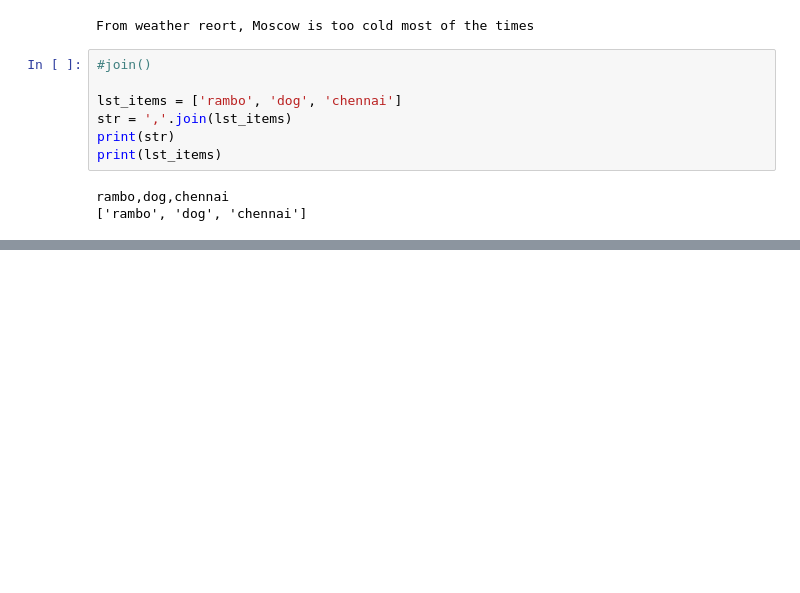
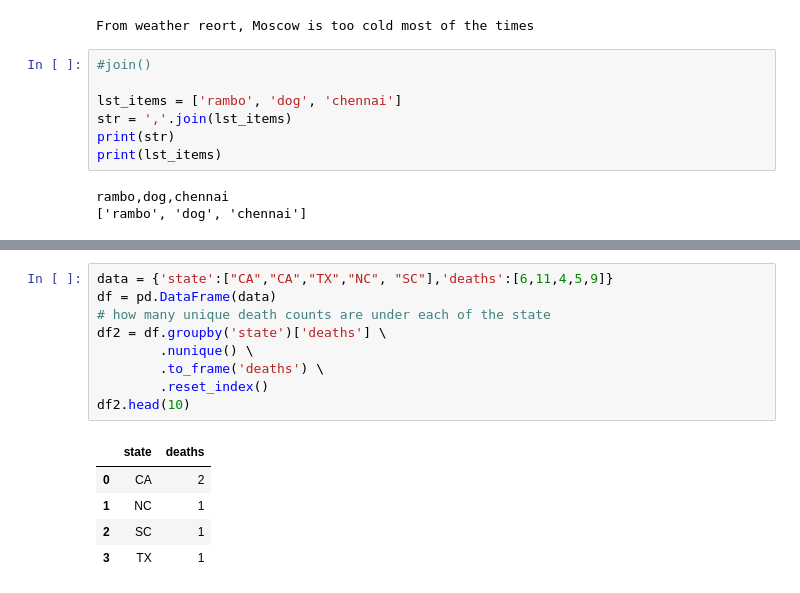
Before and after one commit to sivasamy1/data_analytics, a Jupyter notebook: CS1.ipynb, the cells around one changed output, grey strips where cells are left out. Cells and saved outputs as stored; diff of their text form; blank space fills up the shorter version.

```diff
--- a/CS1.ipynb
+++ b/CS1.ipynb
@@ -163,0 +293,15 @@ rambo,dog,chennai
+# %%
+data = {'state':["CA","CA","TX","NC", "SC"],'deaths':[6,11,4,5,9]}
+df = pd.DataFrame(data)
+# how many unique death counts are under each of the state
+df2 = df.groupby('state')['deaths'] \
+        .nunique() \
+        .to_frame('deaths') \
+        .reset_index()
+df2.head(10)
+# %% [output]
+|  | state | deaths |
+| 0 | CA | 2 |
+| 1 | NC | 1 |
+| 2 | SC | 1 |
+| 3 | TX | 1 |
```
Also changed, not shown: parts of 23 cells of this notebook.
